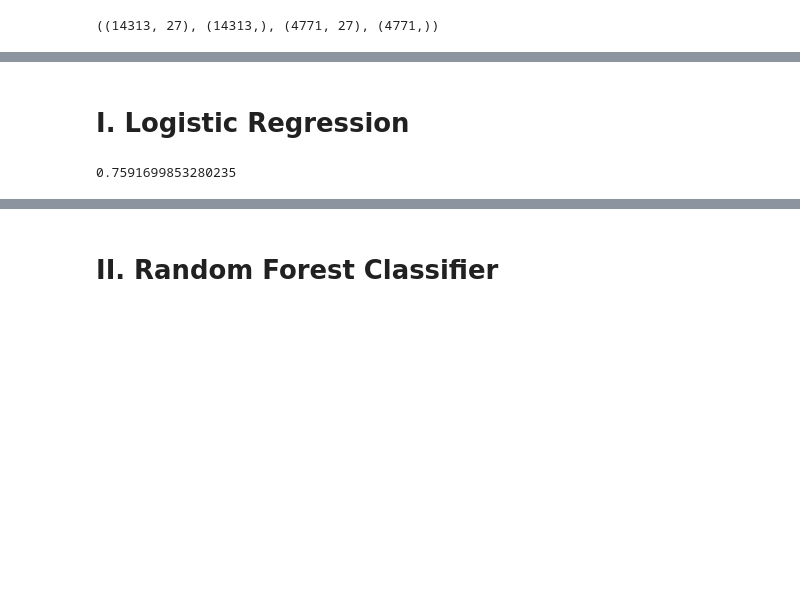
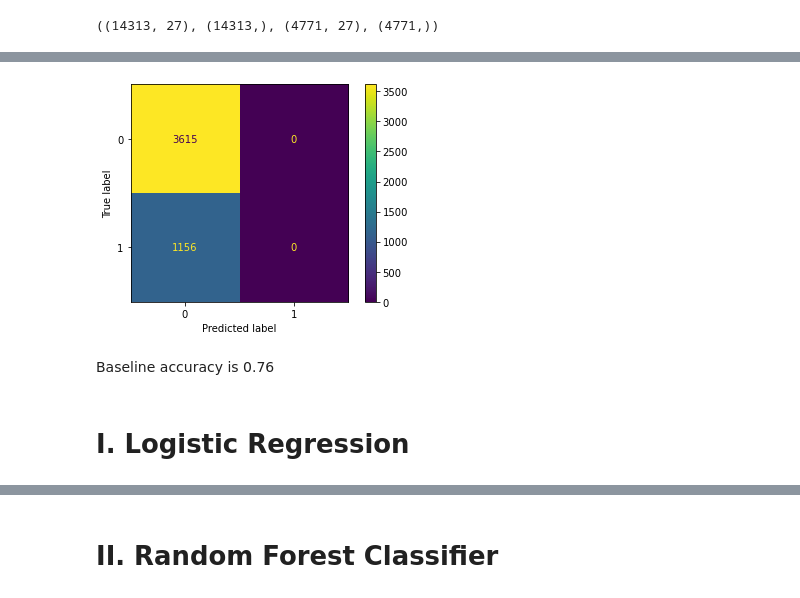
Before and after one commit to divzueri/Data-Science-Projects, a Jupyter notebook: HRAnalytics/notebooks/4_Modeling.ipynb, the cells around one changed output, grey strips where cells are left out. Drawn from its saved outputs; the diff is of its cells as text; code cells hidden in the pictures; blank space fills up the shorter version.

```diff
--- a/HRAnalytics/notebooks/4_Modeling.ipynb
+++ b/HRAnalytics/notebooks/4_Modeling.ipynb
@@ -49,3 +52,12 @@ X_train, X_test, y_train, y_test = train_test_split(X, y, random_state=0)
 X_train.shape, y_train.shape, X_test.shape, y_test.shape
 # %% [output]
 ((14313, 27), (14313,), (4771, 27), (4771,))
+# %%
+# Scale Data
+
+scaler = StandardScaler()
+
+scaler.fit(X_train)
+
+X_train_scaled = scaler.transform(X_train)
+X_test_scaled = scaler.transform(X_test)
@@ -51,0 +74,8 @@ X_train.shape, y_train.shape, X_test.shape, y_test.shape
+# %%
+# Create a y_pred that is a series of 0's
+
+dummy = DummyClassifier(strategy='most_frequent')
+dummy.fit(X_train_scaled, y_train)
+y_pred = dummy.predict(X_test_scaled)
+
+print(classification_report(y_pred, y_test, zero_division=0))
@@ -52,10 +91,8 @@ X_train.shape, y_train.shape, X_test.shape, y_test.shape
+# %%
+plot_confusion_matrix(dummy, X_test_scaled, y_test);
+# %% [output]
+[figure, added]
+# %% [markdown]
+Baseline accuracy is 0.76
 # %% [markdown]
 # I. Logistic Regression
-# %%
-clf = LogisticRegression()
-
-clf.fit(X_train, y_train)
-
-print(accuracy_score(clf.predict(X_test), y_test))
-# %% [output]
-0.7591699853280235
```
Also changed, not shown: parts of 13 cells of this notebook.
